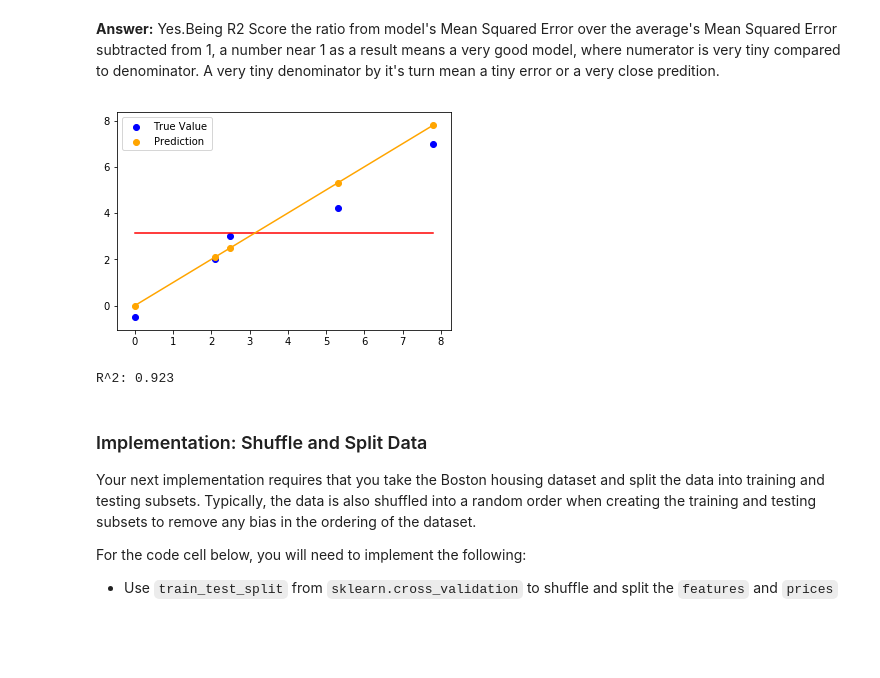
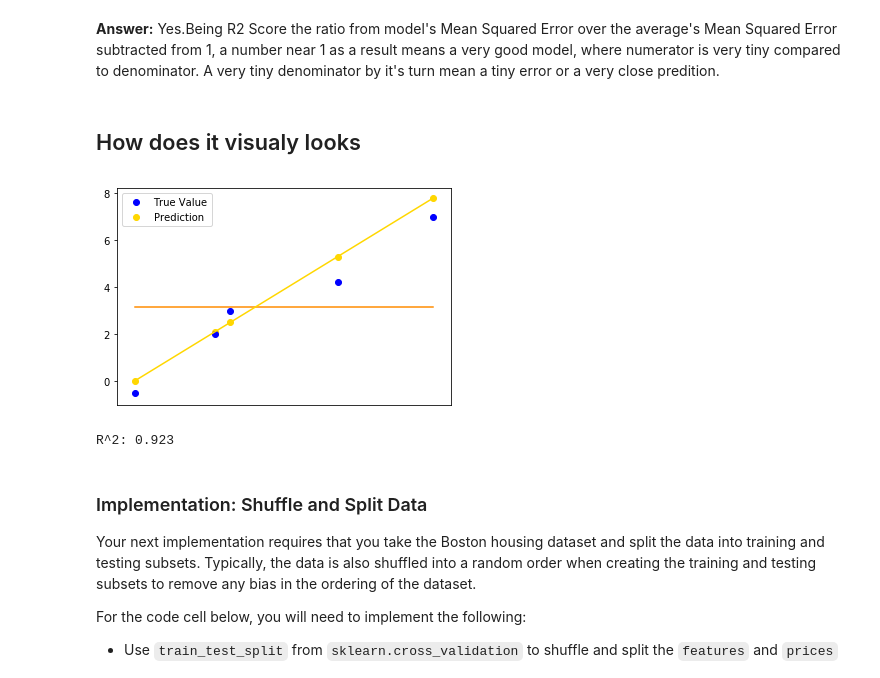
Before and after one commit to rubentrancoso/udacity-mlaif-bostonhousing, a Jupyter notebook: boston_housing.ipynb, the cells around one changed output. Drawn from its saved outputs; the diff is of its cells as text; code cells hidden in the pictures; blank space fills up the shorter version.

```diff
--- a/boston_housing.ipynb
+++ b/boston_housing.ipynb
@@ -268,25 +268,30 @@ Model has a coefficient of determination, R^2, of 0.923.
 * R2 score of 0.40 means that 40 percent of the variance in Y is predictable from X.
 # %% [markdown]
 **Answer:** Yes.Being R2 Score the ratio from model's Mean Squared Error over the average's Mean Squared Error subtracted from 1, a number near 1 as a result means a very good model, where numerator is very tiny compared to denominator. A very tiny denominator by it's turn mean a tiny error or a very close predition.
+# %% [markdown]
+## How does it visualy looks
 # %%
 from sklearn.metrics import mean_squared_error
 
 blue_reference, orange_guesses = zip(*sorted(zip([3, -0.5, 2, 7, 4.2], [2.5, 0, 2.1, 7.8, 5.3])))
 red_simplest_model = [np.mean(blue_reference)] * len(blue_reference)
 
-plt.plot(orange_guesses, red_simplest_model, color='red', label='Simplest Model')
-plt.plot(orange_guesses, orange_guesses, color='orange')
+gues_plot = plt.scatter(orange_guesses, orange_guesses, color='gold', label='Prediction')
 ref_plot = plt.scatter(orange_guesses, blue_reference, color='blue', label='True Value')
-gues_plot = plt.scatter(orange_guesses, guesses, color='orange', label='Prediction')
+
+plt.plot(orange_guesses, red_simplest_model, color='darkorange')
+plt.plot(orange_guesses, orange_guesses, color='gold')
+
 plt.legend(handles=[ref_plot, gues_plot])
+plt.gca().axes.get_xaxis().set_visible(False)
 plt.show()
 
 error1 = mean_squared_error(blue_reference, orange_guesses)
 error2 = mean_squared_error(blue_reference, red_simplest_model)
 
-print("R^2: {:,.3f}".format(1-(error1/error2)))
+print("R^2: {:.3f}".format(1-(error1/error2)))
 # %% [output]
-[figure, old version]
+[figure, new version]
 R^2: 0.923
 # %% [markdown]
 ### Implementation: Shuffle and Split Data
```
Also changed, not shown: parts of 11 cells of this notebook.
